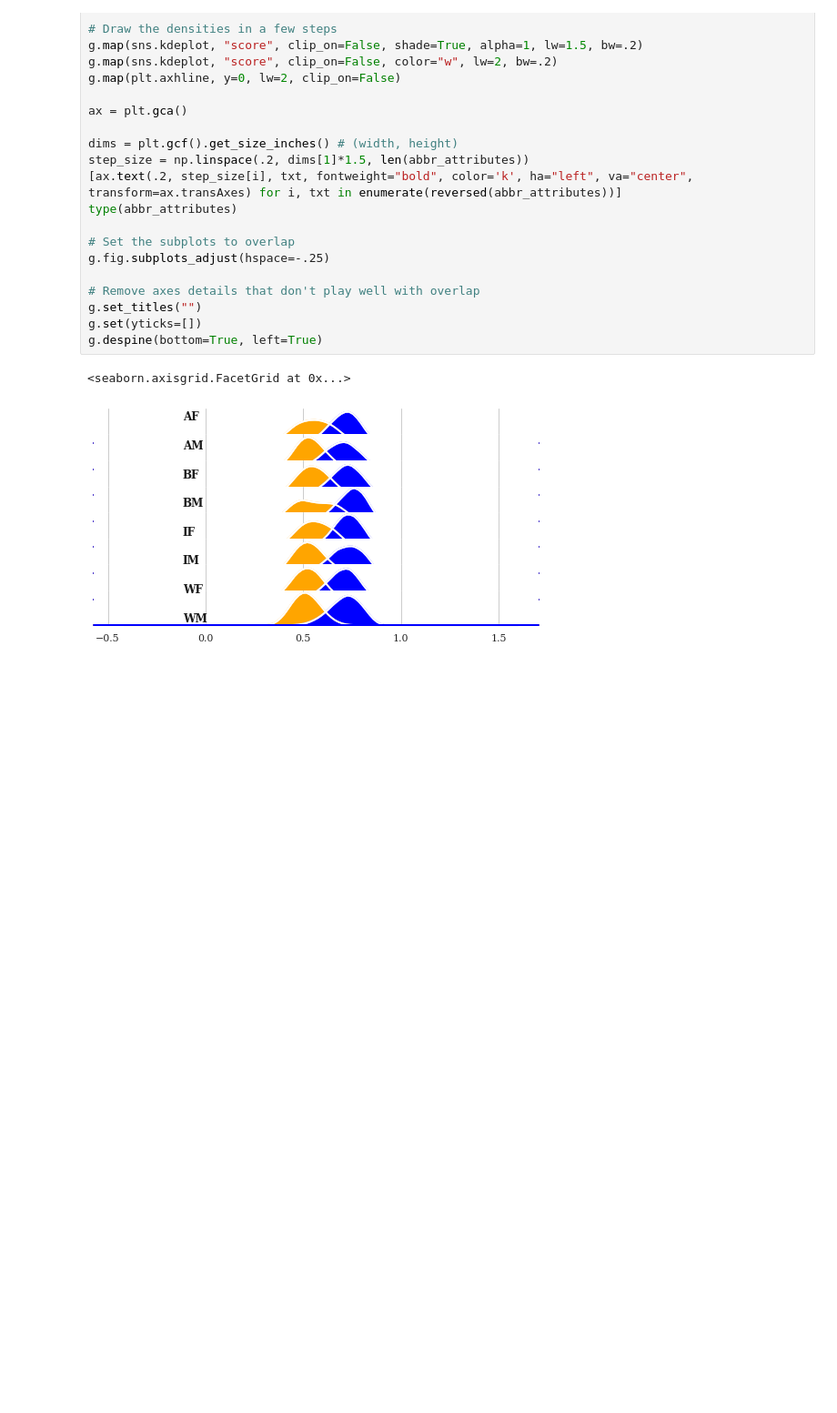
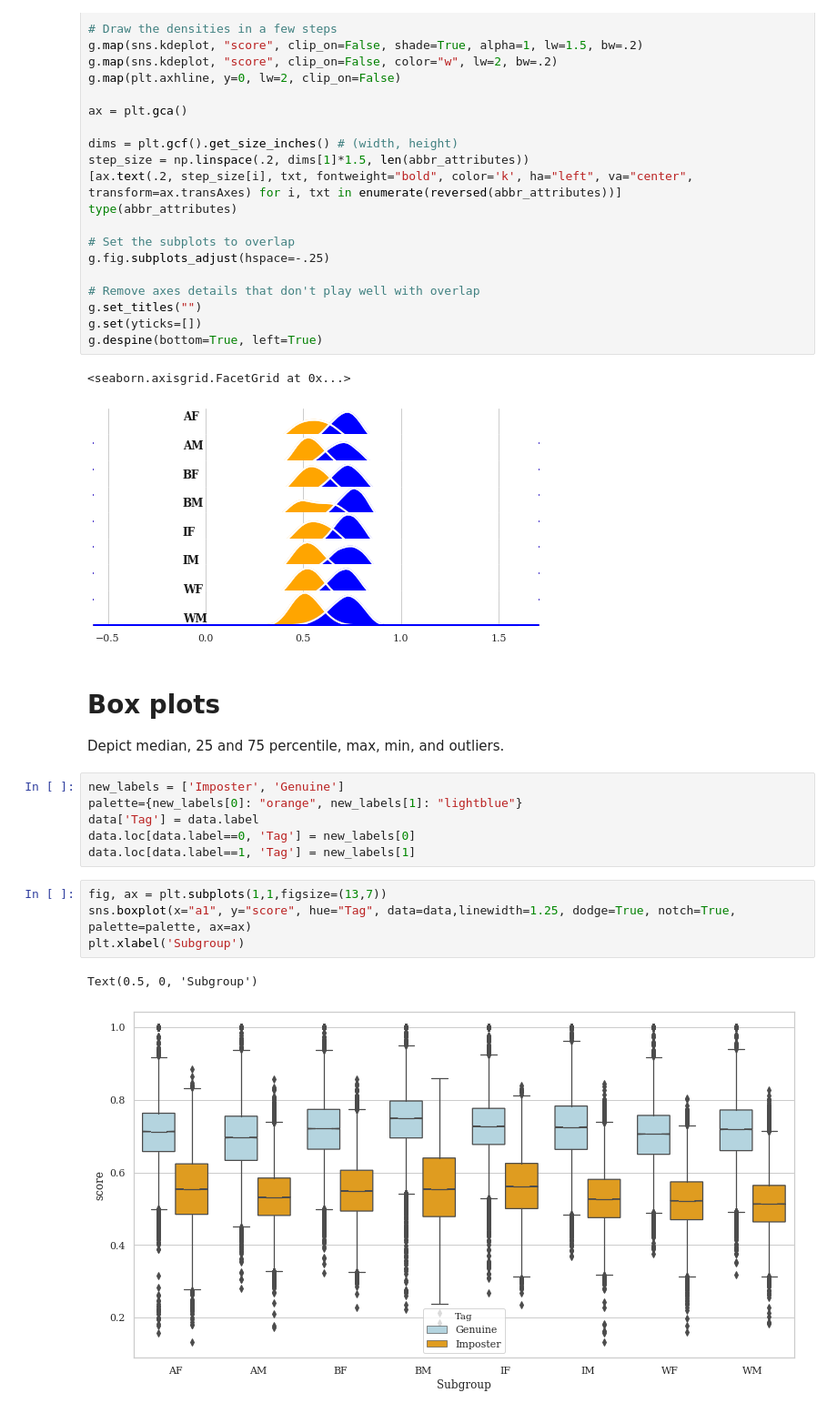
Before and after one commit to visionjo/facerec-bias-bfw, a Jupyter notebook: code/notebooks/2_create_sdm_curves.ipynb, the cells around one changed output. Shown at 91% size. Drawn from its saved outputs; the diff is of its cells as text; blank space fills up the shorter version.

```diff
--- a/code/notebooks/2_create_sdm_curves.ipynb
+++ b/code/notebooks/2_create_sdm_curves.ipynb
@@ -131,3 +131,19 @@ g.despine(bottom=True, left=True)
 # %% [output]
 <seaborn.axisgrid.FacetGrid at 0x...>
 [figure]
+# %% [markdown]
+# Box plots
+Depict median, 25 and 75 percentile, max, min, and outliers.
+# %%
+new_labels = ['Imposter', 'Genuine']
+palette={new_labels[0]: "orange", new_labels[1]: "lightblue"}
+data['Tag'] = data.label
+data.loc[data.label==0, 'Tag'] = new_labels[0]
+data.loc[data.label==1, 'Tag'] = new_labels[1]
+# %%
+fig, ax = plt.subplots(1,1,figsize=(13,7))
+sns.boxplot(x="a1", y="score", hue="Tag", data=data,linewidth=1.25, dodge=True, notch=True, palette=palette, ax=ax)
+plt.xlabel('Subgroup')
+# %% [output]
+Text(0.5, 0, 'Subgroup')
+[figure, added]
```
Also changed, not shown: parts of 3 cells of this notebook, 1 other file.
